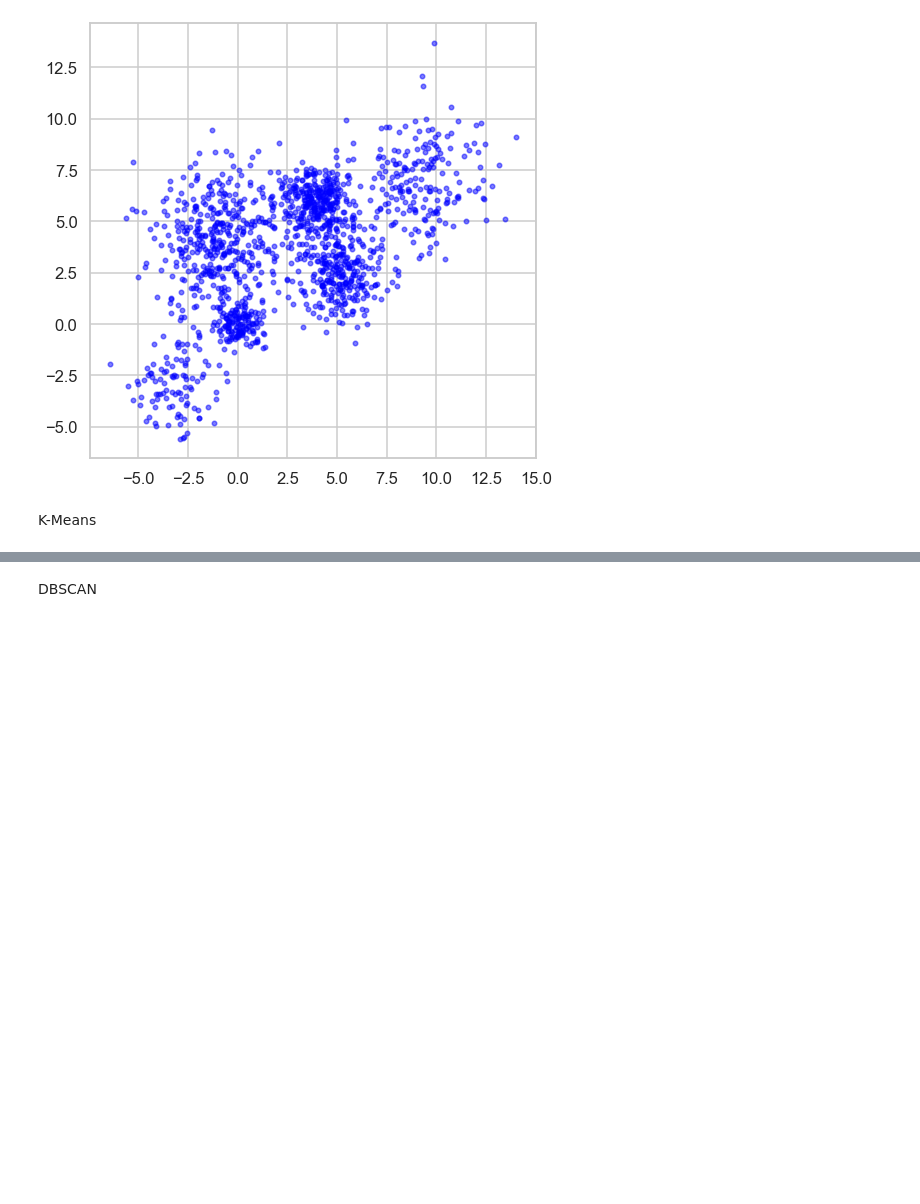
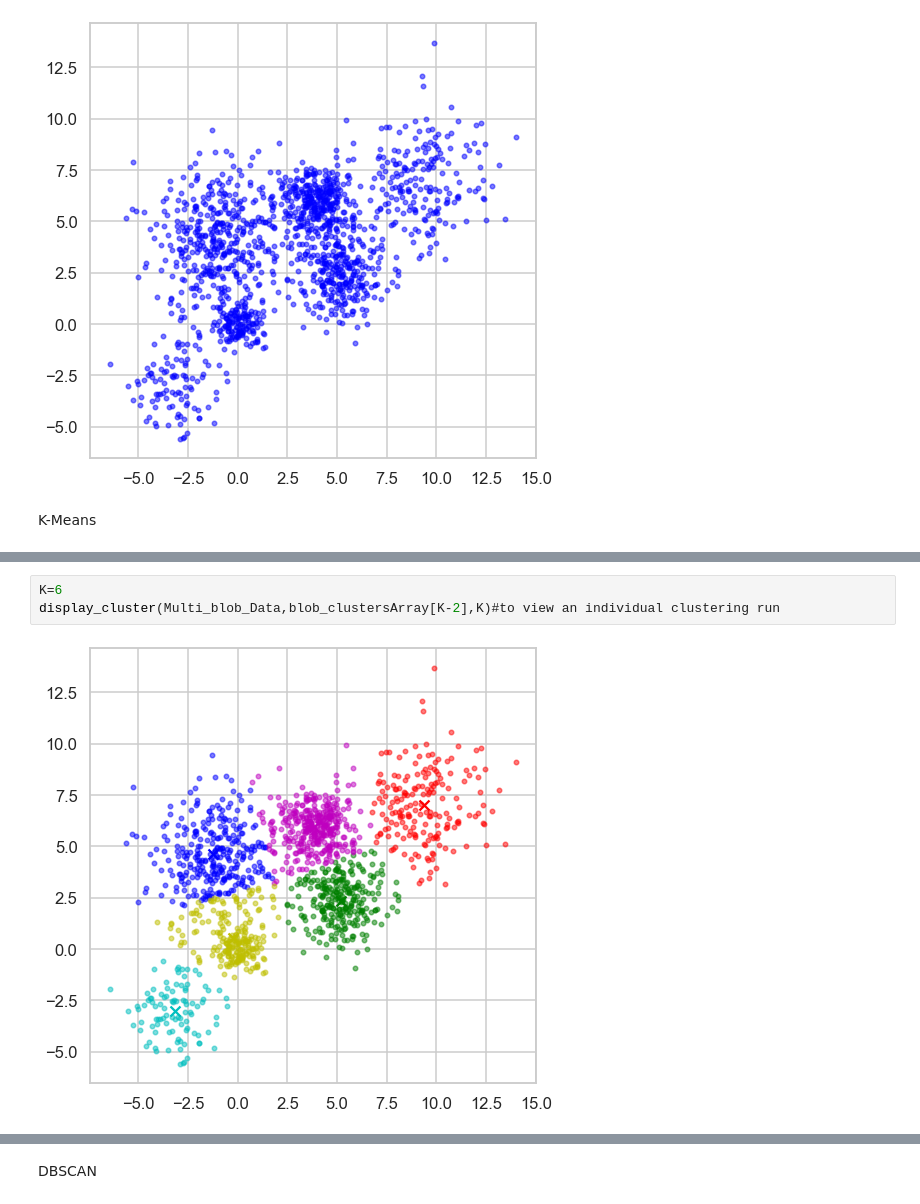
Before and after one commit to rawanamrr/Clustering-Project, a Jupyter notebook: Clustering Project.ipynb, the cells around one changed output, grey strips where cells are left out. Cells and saved outputs as stored; diff of their text form; blank space fills up the shorter version.

```diff
--- a/Clustering Project.ipynb
+++ b/Clustering Project.ipynb
@@ -101,0 +174,5 @@ dist_blob,silScore_blob=KMeansClustering(Multi_blob_Data,K)
+# %%
+K=6
+display_cluster(Multi_blob_Data,blob_clustersArray[K-2],K)#to view an individual clustering run
+# %% [output]
+[figure, added]
```
Also changed, not shown: parts of 27 cells of this notebook.
